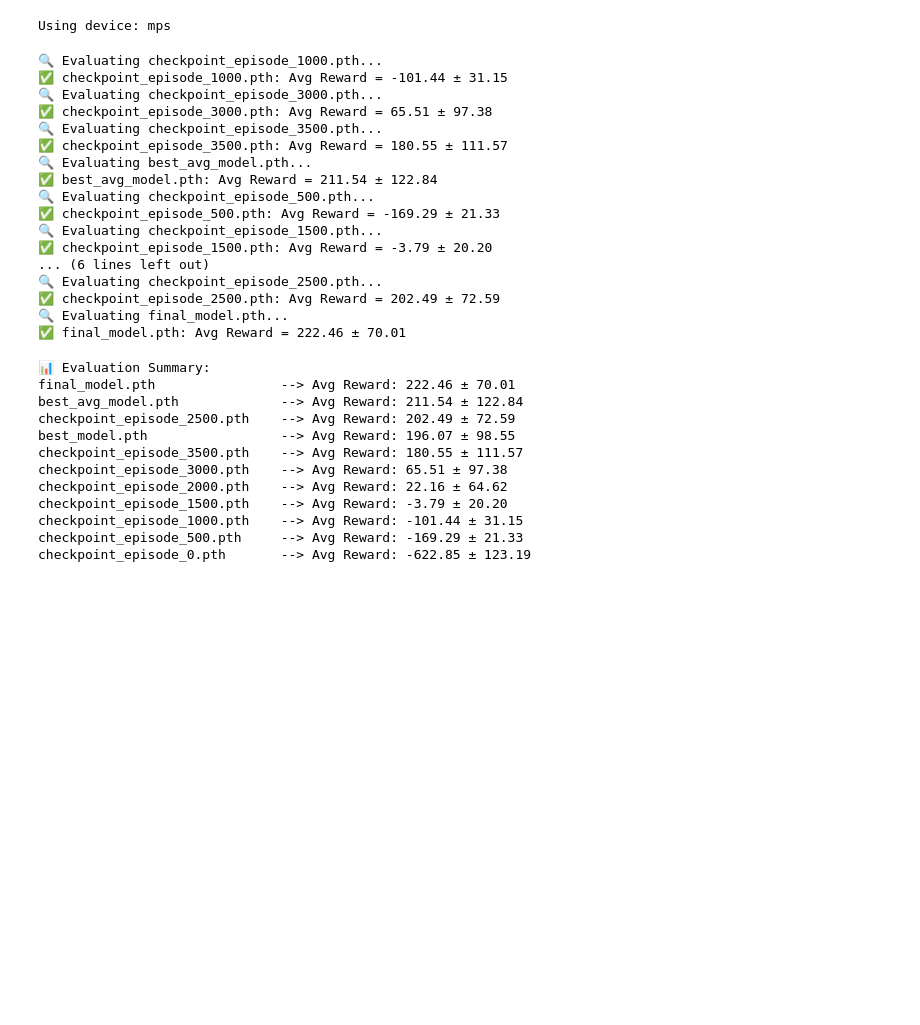
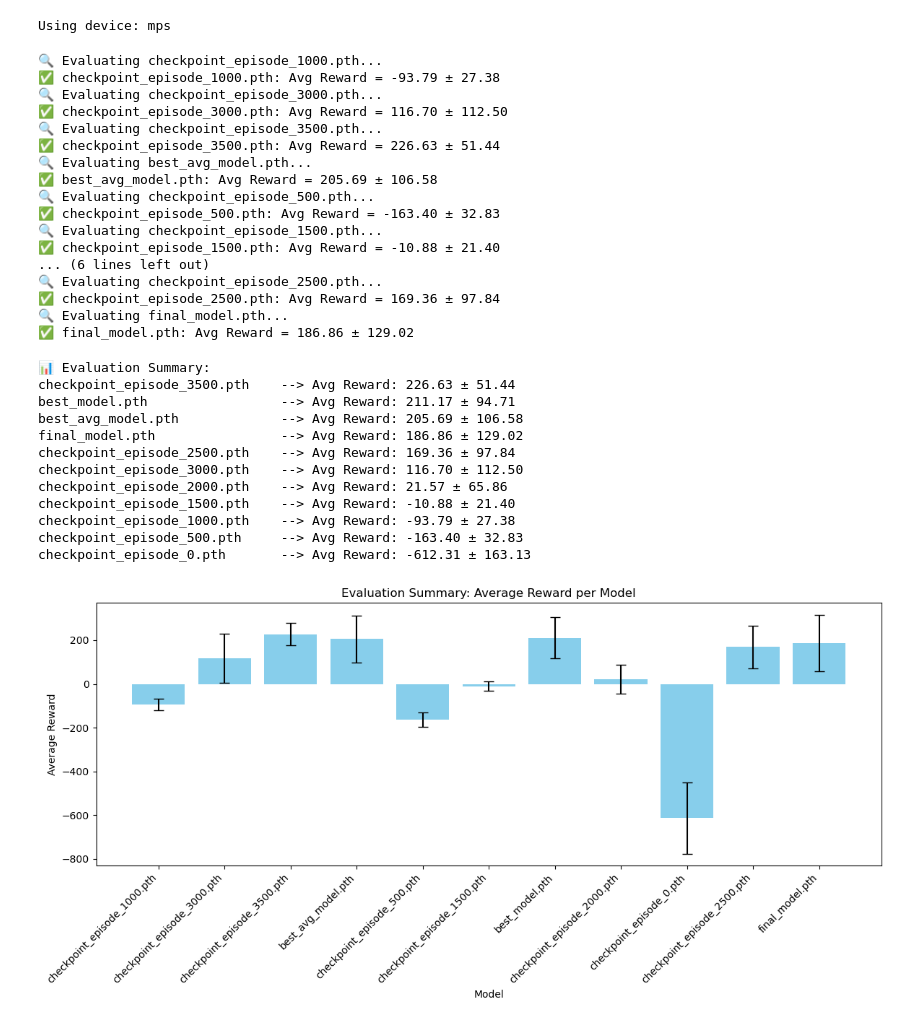
Before and after one commit to BOYSABIO/DQN-DDQN-Gymnasium, a Jupyter notebook: lunar_lander/ddqn/evaluation.ipynb, the cells around one changed output. Drawn from its saved outputs; the diff is of its cells as text; code cells hidden in the pictures; blank space fills up the shorter version.

Commit message:
adjustments to evaluation

```diff
--- a/lunar_lander/ddqn/evaluation.ipynb
+++ b/lunar_lander/ddqn/evaluation.ipynb
@@ -75,7 +75,7 @@ for filename in model_files:
         model.load_state_dict(checkpoint['model_state_dict'])
         model.eval()
 
-        mean_reward, std_reward = evaluate_model(model, env, episodes=10)
+        mean_reward, std_reward = evaluate_model(model, env, episodes=100)
         results.append((filename, mean_reward, std_reward))
 
         print(f"✅ {filename}: Avg Reward = {mean_reward:.2f} ± {std_reward:.2f}")
@@ -83,22 +83,22 @@ for filename in model_files:
         print(f"⚠️ Failed to evaluate {filename}: {e}")
 # %% [output]
 🔍 Evaluating checkpoint_episode_1000.pth...
-✅ checkpoint_episode_1000.pth: Avg Reward = -101.44 ± 31.15
+✅ checkpoint_episode_1000.pth: Avg Reward = -93.79 ± 27.38
 🔍 Evaluating checkpoint_episode_3000.pth...
-✅ checkpoint_episode_3000.pth: Avg Reward = 65.51 ± 97.38
+✅ checkpoint_episode_3000.pth: Avg Reward = 116.70 ± 112.50
 🔍 Evaluating checkpoint_episode_3500.pth...
-✅ checkpoint_episode_3500.pth: Avg Reward = 180.55 ± 111.57
+✅ checkpoint_episode_3500.pth: Avg Reward = 226.63 ± 51.44
 🔍 Evaluating best_avg_model.pth...
-✅ best_avg_model.pth: Avg Reward = 211.54 ± 122.84
+✅ best_avg_model.pth: Avg Reward = 205.69 ± 106.58
 🔍 Evaluating checkpoint_episode_500.pth...
-✅ checkpoint_episode_500.pth: Avg Reward = -169.29 ± 21.33
+✅ checkpoint_episode_500.pth: Avg Reward = -163.40 ± 32.83
 🔍 Evaluating checkpoint_episode_1500.pth...
-✅ checkpoint_episode_1500.pth: Avg Reward = -3.79 ± 20.20
+✅ checkpoint_episode_1500.pth: Avg Reward = -10.88 ± 21.40
 ... (6 lines left out)
 🔍 Evaluating checkpoint_episode_2500.pth...
-✅ checkpoint_episode_2500.pth: Avg Reward = 202.49 ± 72.59
+✅ checkpoint_episode_2500.pth: Avg Reward = 169.36 ± 97.84
 🔍 Evaluating final_model.pth...
-✅ final_model.pth: Avg Reward = 222.46 ± 70.01
+✅ final_model.pth: Avg Reward = 186.86 ± 129.02
 # %%
 # ---------- Summary ----------
 print("\n📊 Evaluation Summary:")
@@ -108,14 +108,35 @@ for fname, mean_r, std_r in sorted(results, key=lambda x: x[1], reverse=True):
 env.close()
 # %% [output]
 📊 Evaluation Summary:
-final_model.pth                --> Avg Reward: 222.46 ± 70.01
-best_avg_model.pth             --> Avg Reward: 211.54 ± 122.84
-checkpoint_episode_2500.pth    --> Avg Reward: 202.49 ± 72.59
-best_model.pth                 --> Avg Reward: 196.07 ± 98.55
-checkpoint_episode_3500.pth    --> Avg Reward: 180.55 ± 111.57
-checkpoint_episode_3000.pth    --> Avg Reward: 65.51 ± 97.38
-checkpoint_episode_2000.pth    --> Avg Reward: 22.16 ± 64.62
-checkpoint_episode_1500.pth    --> Avg Reward: -3.79 ± 20.20
-checkpoint_episode_1000.pth    --> Avg Reward: -101.44 ± 31.15
-checkpoint_episode_500.pth     --> Avg Reward: -169.29 ± 21.33
-checkpoint_episode_0.pth       --> Avg Reward: -622.85 ± 123.19
+checkpoint_episode_3500.pth    --> Avg Reward: 226.63 ± 51.44
+best_model.pth                 --> Avg Reward: 211.17 ± 94.71
+best_avg_model.pth             --> Avg Reward: 205.69 ± 106.58
+final_model.pth                --> Avg Reward: 186.86 ± 129.02
+checkpoint_episode_2500.pth    --> Avg Reward: 169.36 ± 97.84
+checkpoint_episode_3000.pth    --> Avg Reward: 116.70 ± 112.50
+checkpoint_episode_2000.pth    --> Avg Reward: 21.57 ± 65.86
+checkpoint_episode_1500.pth    --> Avg Reward: -10.88 ± 21.40
+checkpoint_episode_1000.pth    --> Avg Reward: -93.79 ± 27.38
+checkpoint_episode_500.pth     --> Avg Reward: -163.40 ± 32.83
+checkpoint_episode_0.pth       --> Avg Reward: -612.31 ± 163.13
+# %%
+import matplotlib.pyplot as plt
+
+# Assuming 'results' is a list of tuples: (filename, mean_reward, std_reward)
+# Example: results = [('model1.pth', 120.5, 10.2), ('model2.pth', 130.1, 8.7), ...]
+
+# Unpack results
+model_names = [r[0] for r in results]
+mean_rewards = [r[1] for r in results]
+std_rewards = [r[2] for r in results]
+
+plt.figure(figsize=(12, 6))
+plt.bar(model_names, mean_rewards, yerr=std_rewards, capsize=5, color='skyblue')
+plt.ylabel('Average Reward')
+plt.xlabel('Model')
+plt.title('Evaluation Summary: Average Reward per Model')
+plt.xticks(rotation=45, ha='right')
+plt.tight_layout()
+plt.show()
+# %% [output]
+[figure, added]
```
